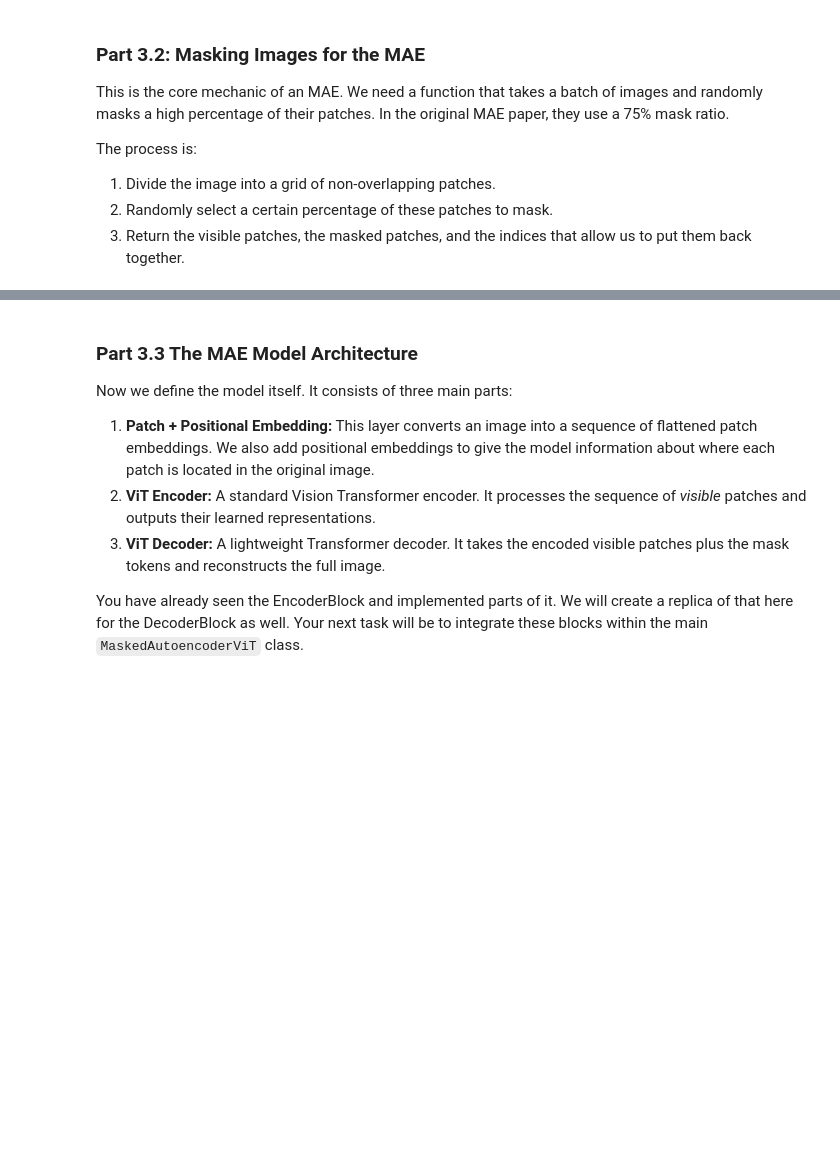
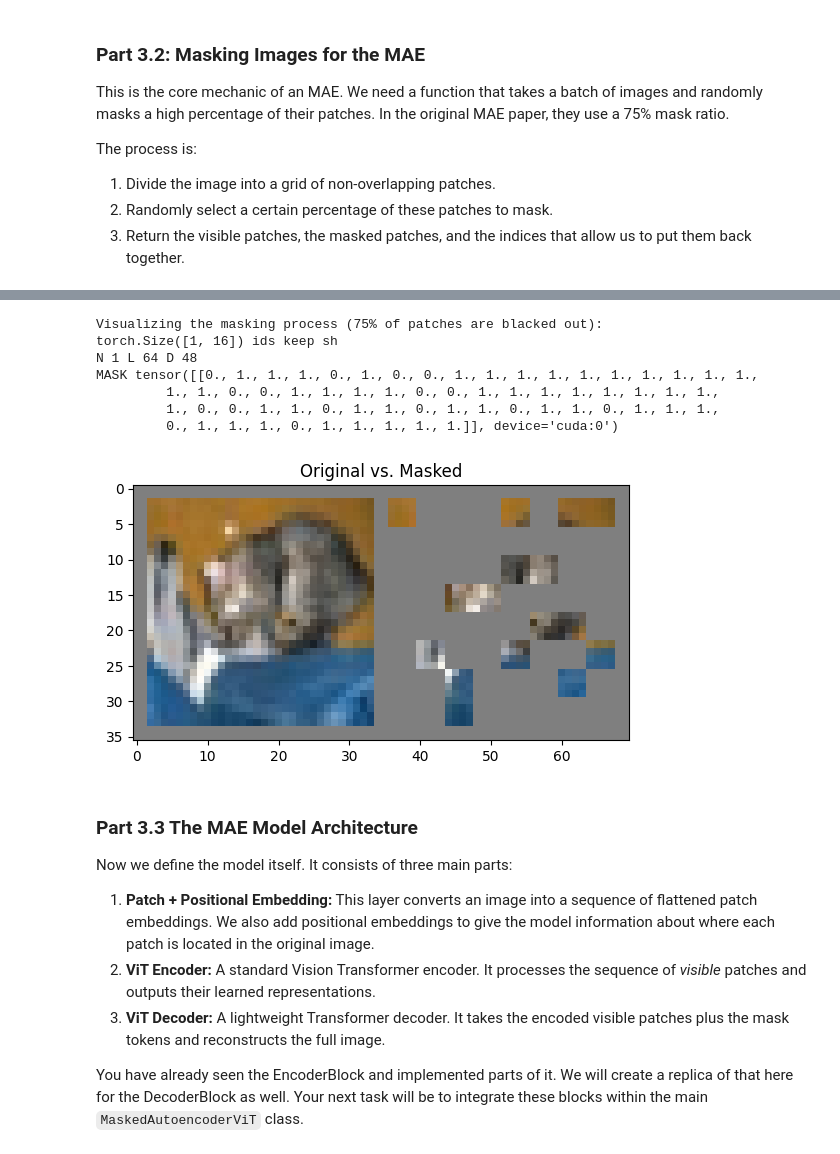
Before and after one commit to gregorkrz/EEML_tutorials, a Jupyter notebook: 1_vision/vision_tutorial.ipynb, the cells around one changed output, grey strips where cells are left out. Cells and saved outputs as stored; diff of their text form; code cells hidden in the pictures; blank space fills up the shorter version.

```diff
--- a/1_vision/vision_tutorial.ipynb
+++ b/1_vision/vision_tutorial.ipynb
@@ -1261,7 +1289,7 @@ def random_masking(x, mask_ratio=0.75):
 
     # --- TODO 1: YOUR CODE HERE --- #
     # Calculate the number of visible (unmasked) patches via the mask_ratio
-
+    len_keep = int((1-mask_ratio) * L)
 
     # --- END YOUR CODE HERE --- #
 
@@ -1277,50 +1305,65 @@ def random_masking(x, mask_ratio=0.75):
 
     # Keep the first `len_keep` indices. These are our visible patches.
     ids_keep = ids_shuffle[:, :len_keep]
+    print(ids_keep.shape, "ids keep sh")
 
     # --- TODO 2: YOUR CODE HERE --- #
 
     # Gather the visible patches using the selected indices
-
+    visible_patches = x[:, ids_keep, :]
 
     # Generate the binary mask for visualization and loss calculation
     # 0 for visible patches, 1 for masked patches
-
+    print("N", N, "L", L, "D", D)
+    mask = torch.ones(N, L, device=x.device)
+    mask.scatter_(dim=1, index=ids_keep, value=0)
+    print("MASK", mask)
 
     # Put zeros for visible patches at the locations defined by ids_keep using
     # the .scatter_ function
+    x_visible = torch.gather(x, dim=1, index=ids_keep.unsqueeze(-1).repeat(1,1,D))
+
 
 
     # --- END YOUR CODE HER --- #
     return x_visible, mask, ids_restore
 
 # Helper function to visualize the masking process
 def visualize_masking(patch_size=4, mask_ratio=0.75):
     images, _ = next(iter(test_loader))
     images = images.to(device)
 
     # For visualization, let's take just one image
     img = images[0].unsqueeze(0)
 
     # 1. Patchify the image
     patches = img.unfold(2, patch_size, patch_size).unfold(3, patch_size, patch_size)
     patches = patches.permute(0, 2, 3, 1, 4, 5).reshape(img.shape[0], -1, 3 * patch_size * patch_size)
 
     # 2. Perform masking
     _, mask, _ = random_masking(patches, mask_ratio=mask_ratio)
     mask = mask.detach().cpu().reshape(-1, img.shape[2]//patch_size, img.shape[3]//patch_size)
 
     # 3. Create the masked image for visualization
     masked_img = img.clone().cpu()
     for i in range(mask.shape[1]):
         for j in range(mask.shape[2]):
             if mask[0, i, j] == 1: # If the patch is masked
                 masked_img[0, :, i*patch_size:(i+1)*patch_size, j*patch_size:(j+1)*patch_size] = 0
 
     imshow(torchvision.utils.make_grid([images.cpu()[0], masked_img[0]]), title="Original vs. Masked")
 
 print("Visualizing the masking process (75% of patches are blacked out):")
 visualize_masking(patch_size=4, mask_ratio=0.75)
+# %% [output]
+Visualizing the masking process (75% of patches are blacked out):
+torch.Size([1, 16]) ids keep sh
+N 1 L 64 D 48
+MASK tensor([[0., 1., 1., 1., 0., 1., 0., 0., 1., 1., 1., 1., 1., 1., 1., 1., 1., 1.,
+         1., 1., 0., 0., 1., 1., 1., 1., 0., 0., 1., 1., 1., 1., 1., 1., 1., 1.,
+         1., 0., 0., 1., 1., 0., 1., 1., 0., 1., 1., 0., 1., 1., 0., 1., 1., 1.,
+         0., 1., 1., 1., 0., 1., 1., 1., 1., 1.]], device='cuda:0')
+[figure, added]
 # %% [markdown]
 ### Part 3.3 The MAE Model Architecture
 
```
Also changed, not shown: parts of 4 cells of this notebook.
